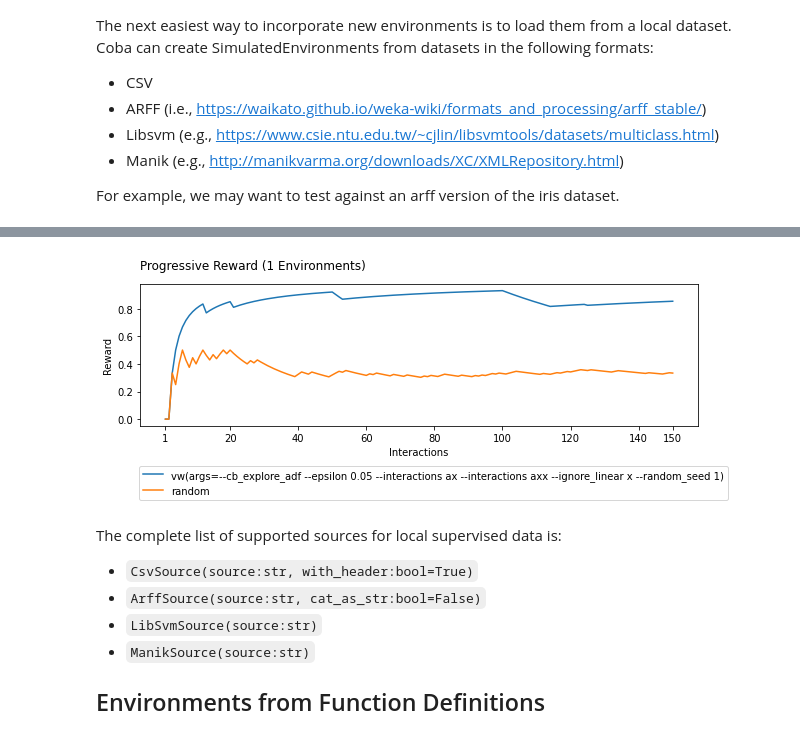
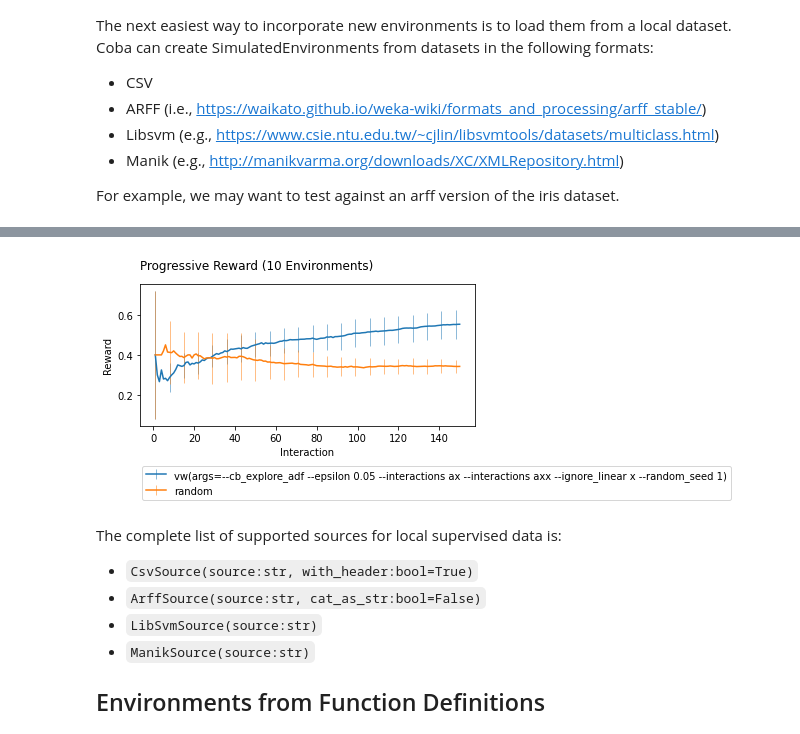
Before and after one commit to VowpalWabbit/coba, a Jupyter notebook: examples/notebooks/Environments.ipynb, the cells around one changed output, grey strips where cells are left out. Saved outputs shown, nothing was run; the diff lists cells and outputs as text; code cells hidden in the pictures.

```diff
--- a/examples/notebooks/Environments.ipynb
+++ b/examples/notebooks/Environments.ipynb
@@ -51,10 +34,11 @@ The next easiest way to incorporate new environments is to load them from a loca
 
 For example, we may want to test against an arff version of the iris dataset.
 # %%
-from coba.environments import Environments, ArffSource
+import coba as cb
 
-environments = Environments.from_supervised(ArffSource("iris.arff"), label_col='Species')
-learners     = [VowpalEpsilonLearner(),RandomLearner()]
+environments = cb.Environments.from_supervised(cb.ArffSource("iris.arff"), label_col='Species').shuffle(range(10))
+learners     = [cb.VowpalEpsilonLearner(),cb.RandomLearner()]
+experiment   = cb.Experiment(environments, learners)
 
-Experiment(environments, learners).run().plot_learners()
+experiment.run(quiet=True).plot_learners(err='se')
 # %% [output]
@@ -69,4 +45,4 @@ Experiment(environments, learners).run().plot_learners()
-[figure, old version]
+[figure, new version]
 # %% [markdown]
 
 The complete list of supported sources for local supervised data is:
```
Also changed, not shown: parts of 6 cells of this notebook, 21 other files.
